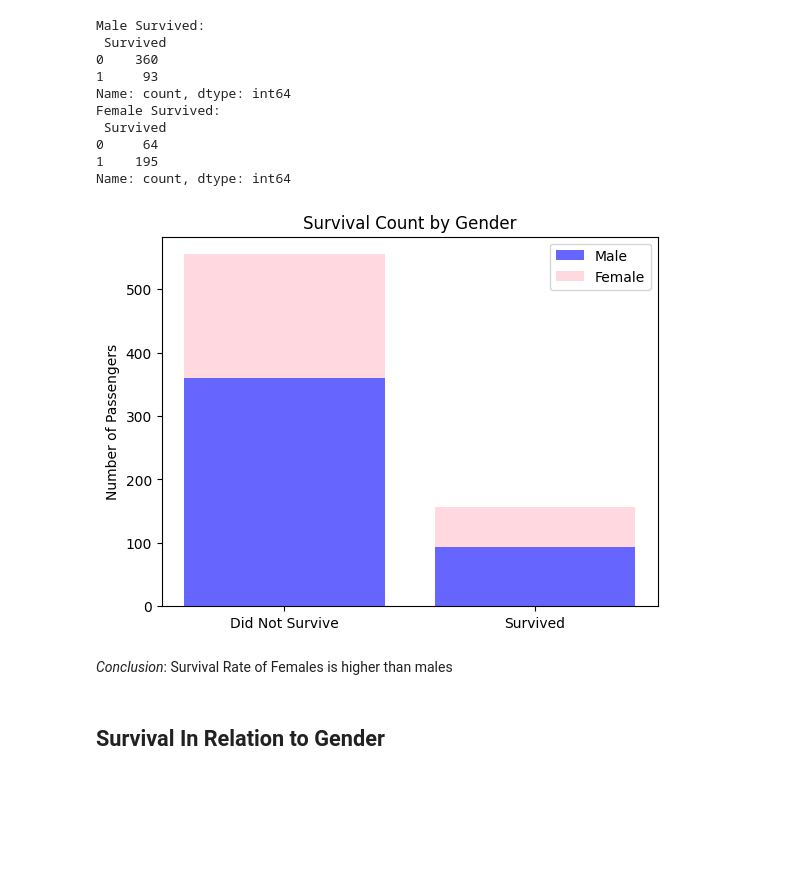
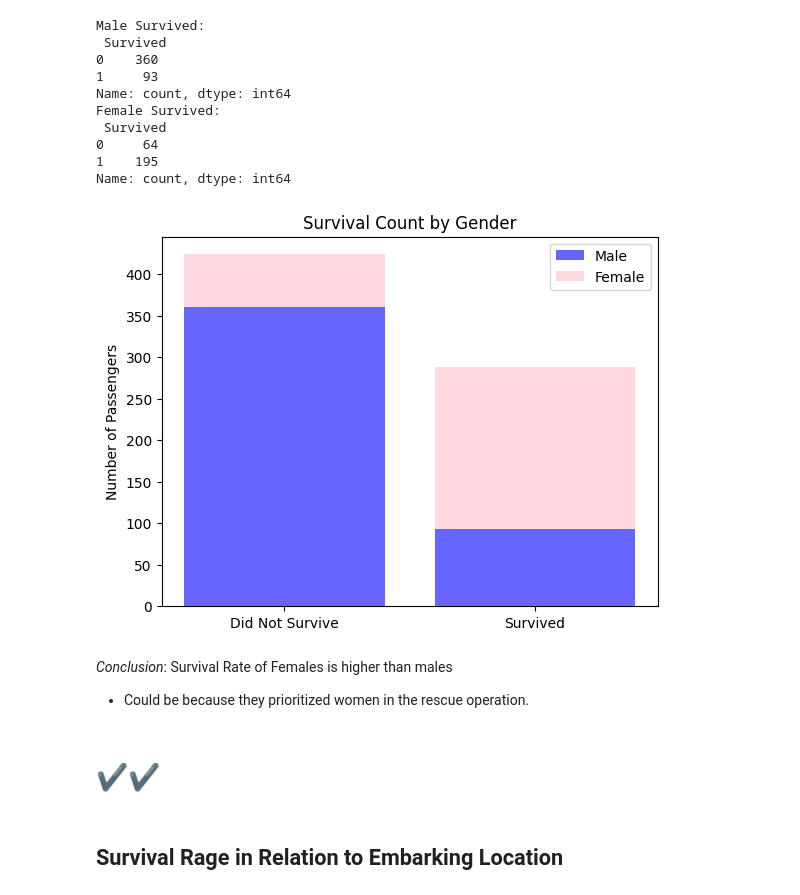
Before and after one commit to rawbil/models_V1, a Jupyter notebook: titanic_model/csvs/model1.ipynb, the cells around one changed output. Drawn from its saved outputs; the diff is of its cells as text; code cells hidden in the pictures; blank space fills up the shorter version.

Commit message:
feat: Visualize data in relation to survival

```diff
--- a/titanic_model/csvs/model1.ipynb
+++ b/titanic_model/csvs/model1.ipynb
@@ -312,18 +312,21 @@ Female Survived:
 Name: count, dtype: int64
 # %%
 male_survived = df[df['Sex'] == 1]['Survived'].value_counts()
-female_survived = df[df['Sex'] == 0]['Survived'].value_counts()
+female_survived = df[df['Sex'] == 0]['Survived'].value_counts(ascending=True)
 
 plt.bar([0, 1], male_survived.values, color='blue', alpha=0.6, label='Male')
 plt.bar([0, 1], female_survived.values, color='pink', alpha=0.6, label='Female', bottom=male_survived.values)
 plt.xticks([0, 1], ['Did Not Survive', 'Survived'])
 plt.ylabel('Number of Passengers')
 plt.title('Survival Count by Gender')
 plt.legend()
 plt.show()
 # %% [output]
-[figure, old version]
+[figure, new version]
 # %% [markdown]
 *Conclusion*: Survival Rate of Females is higher than males
+- Could be because they prioritized women in the rescue operation.
+# %% [markdown]
+# **✔✔**
 # %% [markdown]
-## Survival In Relation to Gender
+## Survival Rage in Relation to Embarking Location
```
Also changed, not shown: parts of 16 cells of this notebook.
